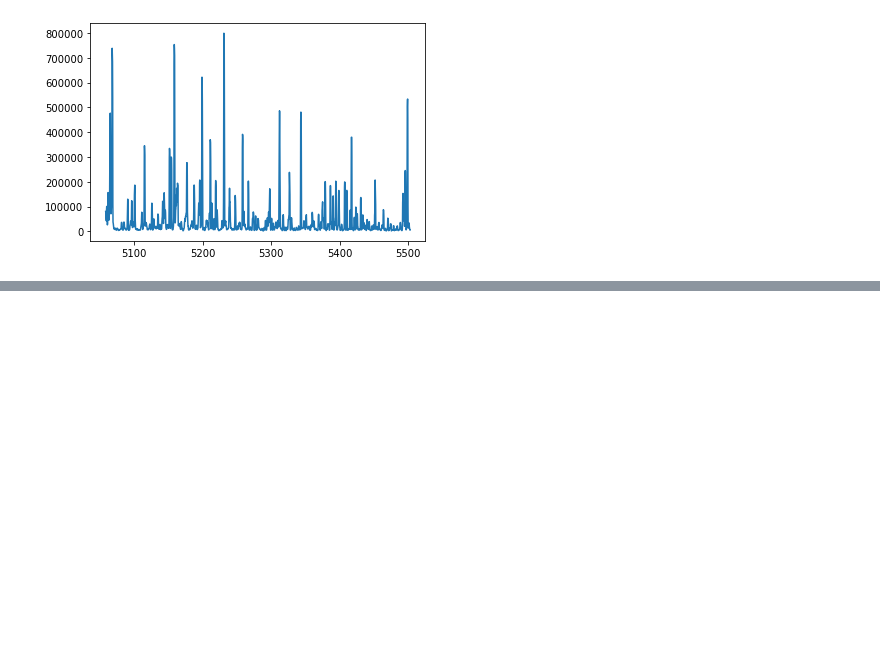
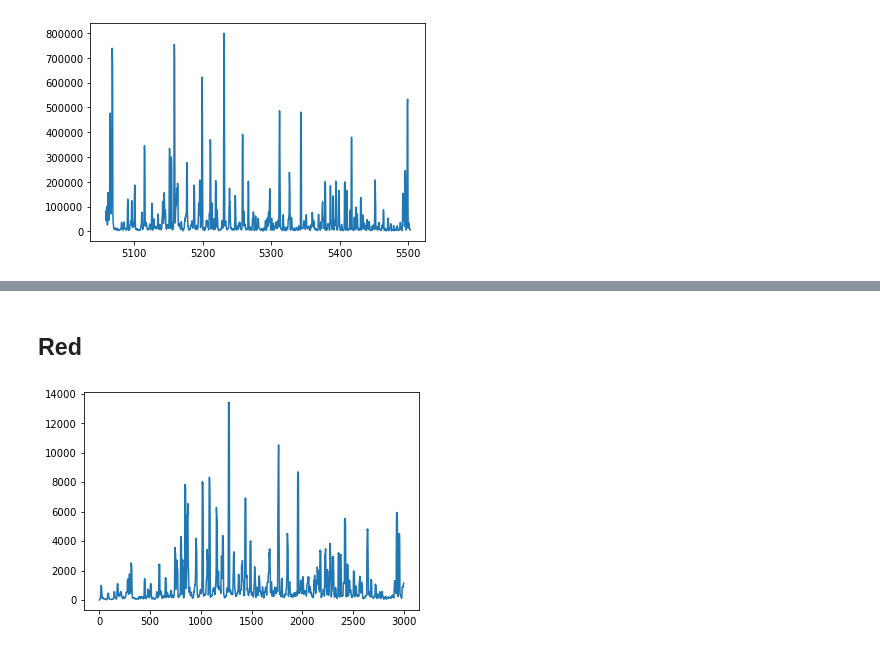
Before and after one commit to pypeit/PypeIt-development-suite, a Jupyter notebook: dev_algorithms/wavelengths/template_files/X-Shooter/Exploring_XShooter.ipynb, the cells around one changed output, grey strips where cells are left out. Drawn from its saved outputs; the diff is of its cells as text; code cells hidden in the pictures; blank space fills up the shorter version.

```diff
--- a/dev_algorithms/wavelengths/template_files/X-Shooter/Exploring_XShooter.ipynb
+++ b/dev_algorithms/wavelengths/template_files/X-Shooter/Exploring_XShooter.ipynb
@@ -123,0 +227,10 @@ plt.show()
+# %% [markdown]
+## Red
+# %%
+plt.clf()
+ax = plt.gca()
+ax.plot(arccen[:,-2])
+#
+plt.show()
+# %% [output]
+[figure, added]
```
Also changed, not shown: parts of 31 cells of this notebook.
